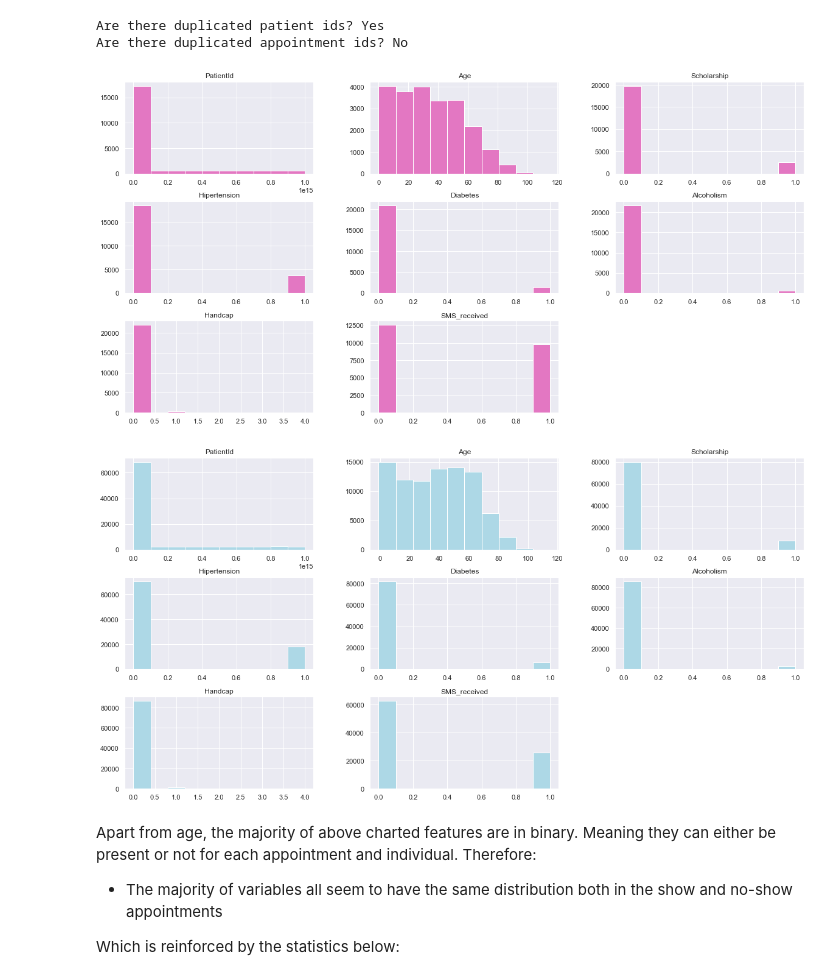
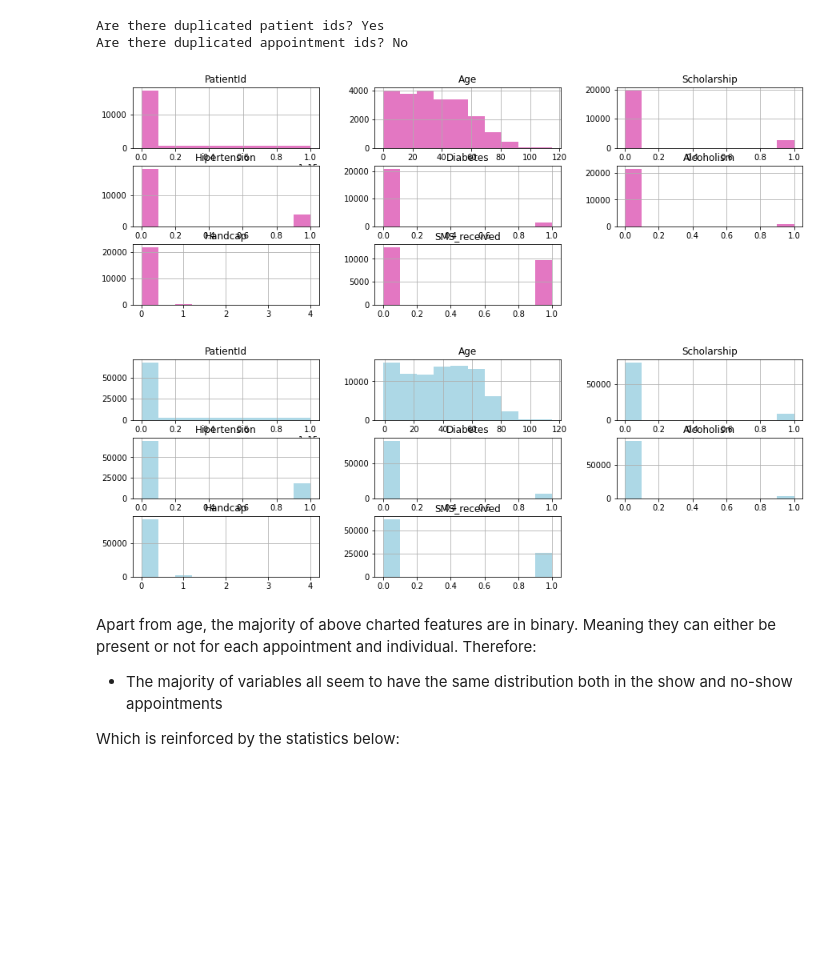
Before and after one commit to Yamamuen/da2, a Jupyter notebook: Project_2.ipynb, the cells around one changed output. Cells and saved outputs as stored; diff of their text form; code cells hidden in the pictures; blank space fills up the shorter version.

```diff
--- a/Project_2.ipynb
+++ b/Project_2.ipynb
@@ -81,16 +84,16 @@ df.drop(['AppointmentID'],axis = 1, inplace = True)
 # %%
 no_show = df['No-show'] == 'Yes' # patient did not show
 yes_show = df['No-show'] == 'No' # patient did not show
 
-df[no_show].hist(figsize=(20,10), color='tab:pink');
+df[no_show].hist(figsize=(15,5), color='tab:pink');
 plt.show();
 # %% [output]
-[figure, old version]
+[figure, new version]
 # %%
-df[yes_show].hist(figsize=(20,10), color='lightblue');
+df[yes_show].hist(figsize=(15,5), color='lightblue');
 plt.show();
 # %% [output]
-[figure, old version]
+[figure, new version]
 # %% [markdown]
 Apart from age, the majority of above charted features are in binary. Meaning they can either be present or not for each appointment and individual.
 Therefore:
```
Also changed, not shown: parts of 9 cells of this notebook, 1 other file.
